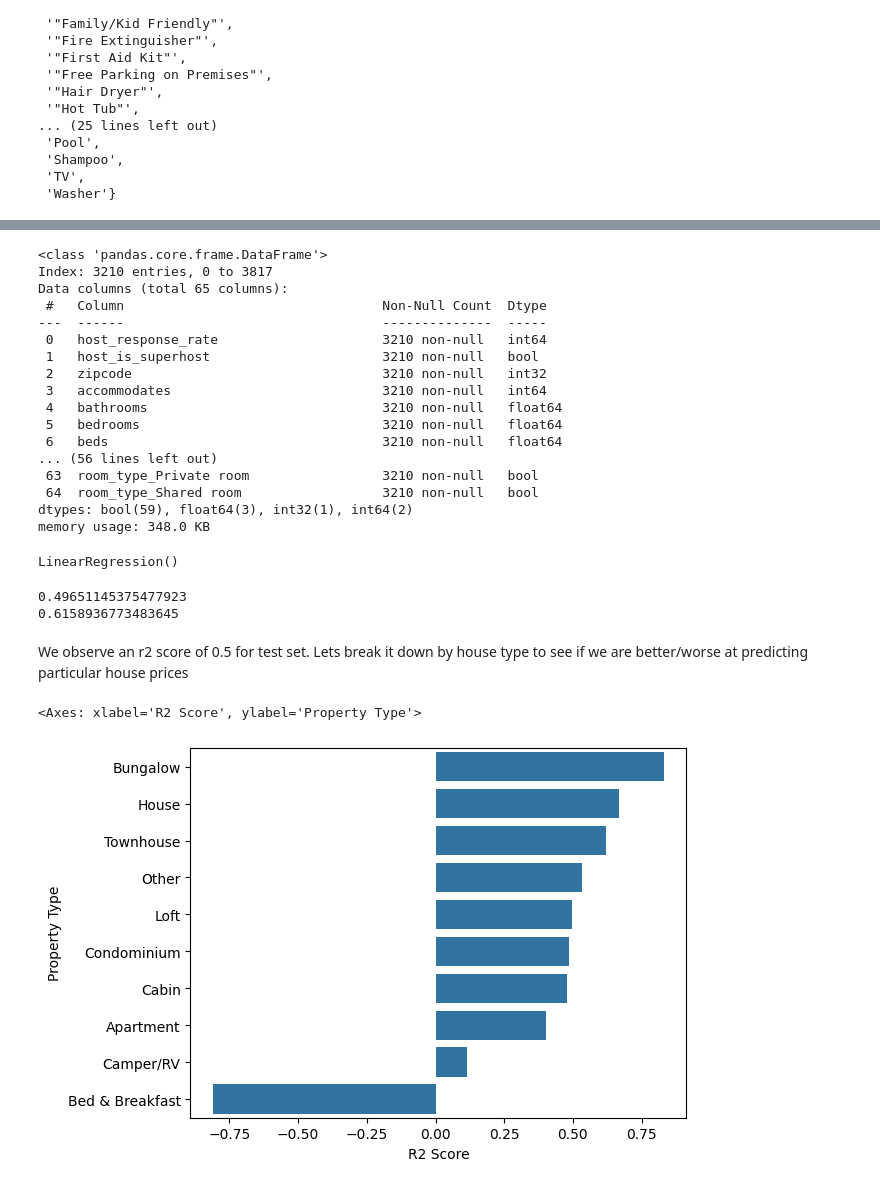
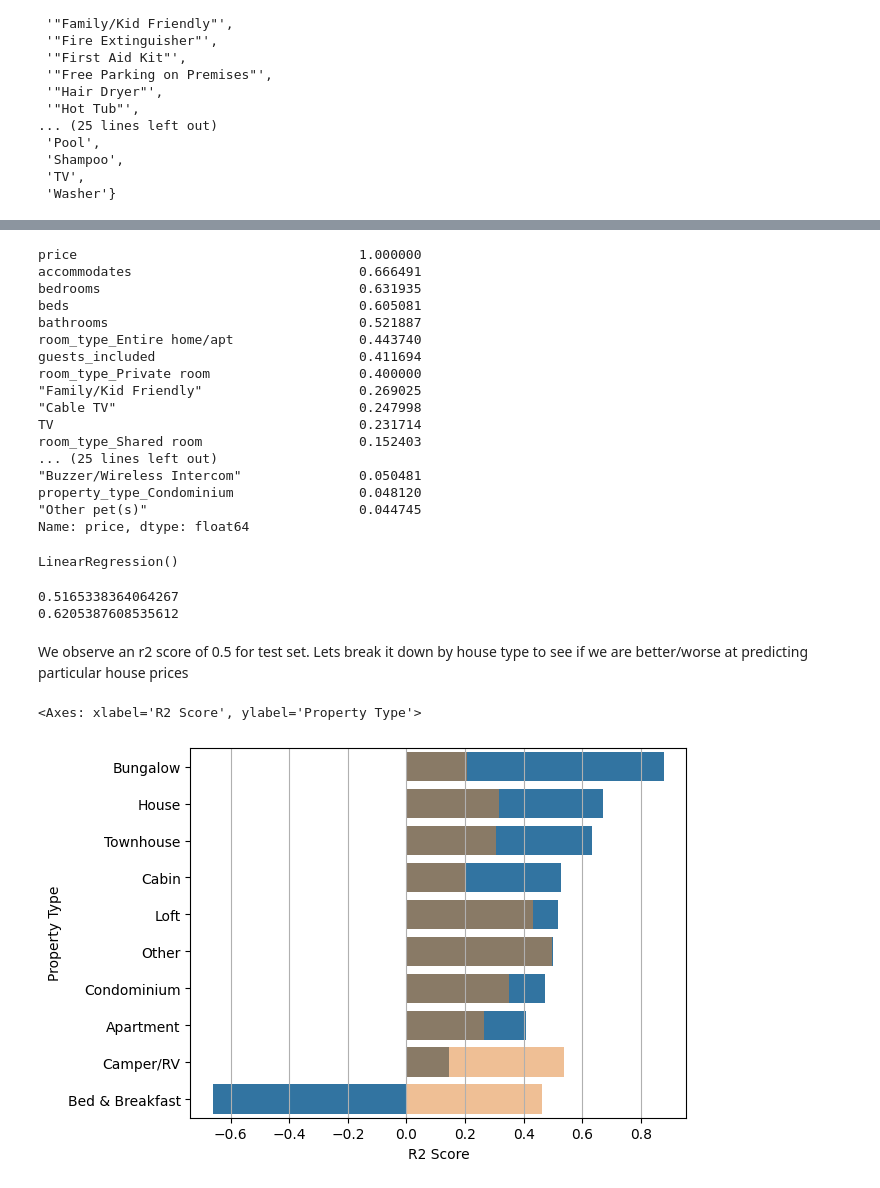
Before and after one commit to AayushSo/AirBnB-prelim-analysis, a Jupyter notebook: medium_airbnb.ipynb, the cells around one changed output, grey strips where cells are left out. Cells and saved outputs as stored; diff of their text form; code cells hidden in the pictures.

```diff
--- a/medium_airbnb.ipynb
+++ b/medium_airbnb.ipynb
@@ -357,7 +460,9 @@ Now that we have cleaned dataset, we can start making predictions and try to cre
 #all amenities columns, l
 
 #Filter property types to include only 10 most popular ones.
-df_listings_cleaned=df_listings.loc[df_listings.property_type.isin(prop_type_order)][['host_response_time','host_response_rate','host_is_superhost','zipcode','property_type','room_type','accommodates','bathrooms','bedrooms','beds']+list(l)+['price']].dropna()
+df_listings_cleaned=df_listings.loc[df_listings.property_type.isin(prop_type_order)][['host_response_time',
+                                'host_response_rate','host_is_superhost','zipcode','property_type','room_type',
+                                'accommodates','bathrooms','bedrooms','beds','guests_included']+list(l)+['price']].dropna()
 
 #Host reponse rate is a string, convert it into an integer
 df_listings_cleaned.host_response_rate=df_listings_cleaned.host_response_rate.apply(lambda x : int(x[:-1]))
@@ -381,25 +486,28 @@ df_y=df_listings_cleaned['price']
 df_X.zipcode = df_X.zipcode - df_X.zipcode.min()
 
 
-df_X.info()
+#df_X.info()
+
+df_listings_cleaned.corr()['price'].abs().sort_values(ascending=False).head(40)
+#sns.heatmap(data=c)
 # %% [output]
-<class 'pandas.core.frame.DataFrame'>
-Index: 3210 entries, 0 to 3817
-Data columns (total 65 columns):
- #   Column                                 Non-Null Count  Dtype
----  ------                                 --------------  -----
- 0   host_response_rate                     3210 non-null   int64
- 1   host_is_superhost                      3210 non-null   bool
- 2   zipcode                                3210 non-null   int32
- 3   accommodates                           3210 non-null   int64
- 4   bathrooms                              3210 non-null   float64
- 5   bedrooms                               3210 non-null   float64
- 6   beds                                   3210 non-null   float64
-... (56 lines left out)
- 63  room_type_Private room                 3210 non-null   bool
- 64  room_type_Shared room                  3210 non-null   bool
-dtypes: bool(59), float64(3), int32(1), int64(2)
-memory usage: 348.0 KB
+price                                    1.000000
+accommodates                             0.666491
+bedrooms                                 0.631935
+beds                                     0.605081
+bathrooms                                0.521887
+room_type_Entire home/apt                0.443740
+guests_included                          0.411694
+room_type_Private room                   0.400000
+"Family/Kid Friendly"                    0.269025
+"Cable TV"                               0.247998
+TV                                       0.231714
+room_type_Shared room                    0.152403
+... (25 lines left out)
+"Buzzer/Wireless Intercom"               0.050481
+property_type_Condominium                0.048120
+"Other pet(s)"                           0.044745
+Name: price, dtype: float64
 # %%
 #Split dataset into training and test datasets
 X_train, X_test, y_train, y_test = train_test_split(df_X, df_y, test_size = .30, random_state=42)
@@ -419,14 +527,15 @@ train_score = r2_score(y_train, y_train_preds)
 print(test_score)
 print(train_score)
 # %% [output]
-0.49651145375477923
-0.6158936773483645
+0.5165338364064267
+0.6205387608535612
-# %% [markdown]
-We observe an r2 score of 0.5 for test set.
-Lets break it down by house type to see if we are better/worse at predicting particular house prices
+# %% [markdown]
+We observe an r2 score of 0.5 for test set.
+Lets break it down by house type to see if we are better/worse at predicting particular house prices
 # %%
 # We will use this list to draw a graph of r2 score for each property type
 prop_type_pred=[]
+prop_type_avg_err=[]
 
 for pt in prop_type_order :
     df_house = df_listings_cleaned.loc[df_listings_cleaned['property_type_'+pt]==True]
@@ -440,10 +549,15 @@ for pt in prop_type_order :
 
     y_test_preds = clf.predict(df_X)
     prop_type_pred.append(r2_score(df_y,y_test_preds))
+    prop_type_avg_err.append(((df_y-y_test_preds).abs()/df_y).mean())
 # %%
 df_pred=pd.DataFrame([ [i,j] for i,j in zip(prop_type_order,prop_type_pred)], columns=['Property Type', 'R2 Score'])
 df_pred=df_pred.sort_values(by='R2 Score',ascending=False)
 sns.barplot(data=df_pred,y='Property Type',x='R2 Score')
+
+df_pred=pd.DataFrame([ [i,j] for i,j in zip(prop_type_order,prop_type_avg_err)], columns=['Property Type', 'Mean error'])
+df_pred=df_pred.sort_values(by='Mean error',ascending=False)
+sns.barplot(data=df_pred,y='Property Type',x='Mean error',alpha=0.5)
 # %% [output]
 <Axes: xlabel='R2 Score', ylabel='Property Type'>
-[figure, old version]
+[figure, new version]
```
Also changed, not shown: parts of 44 cells of this notebook.
